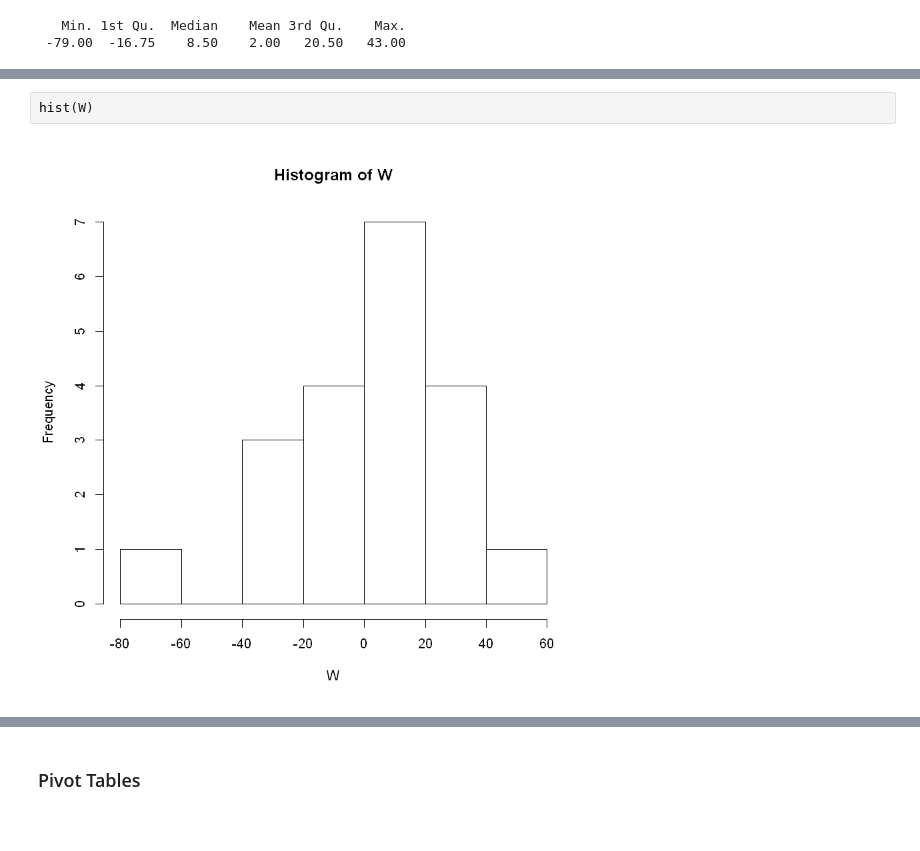
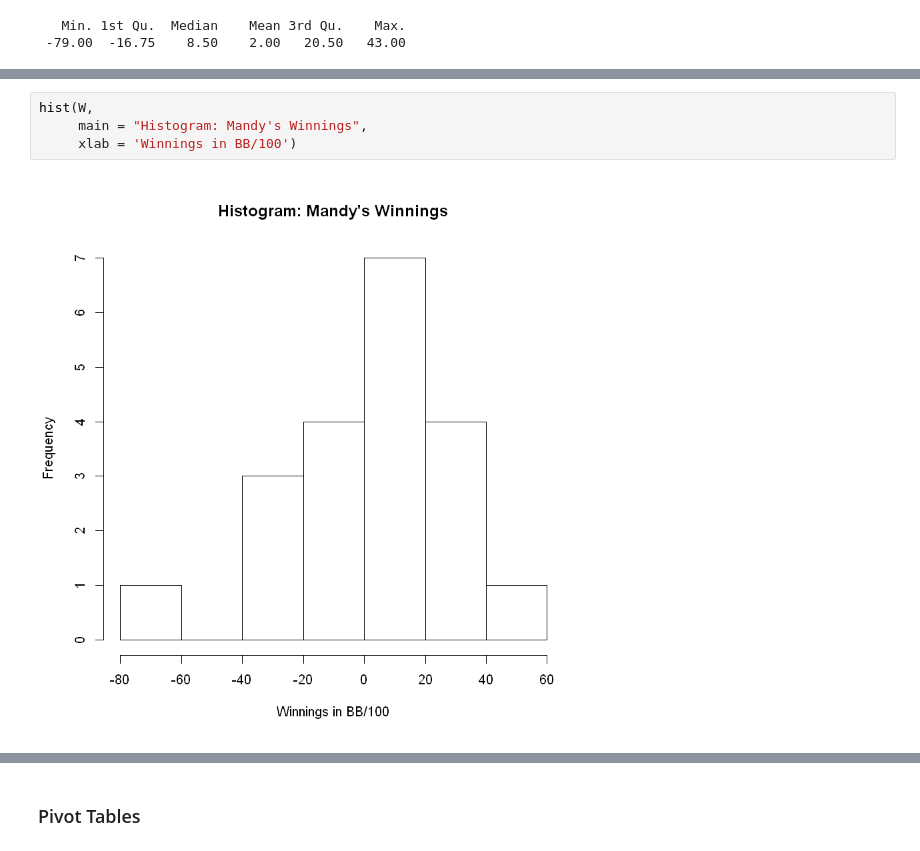
Before and after one commit to StraightDraw/probstat, a Jupyter notebook: S1.ipynb, the cells around one changed output, grey strips where cells are left out. Drawn from its saved outputs; the diff is of its cells as text.

```diff
--- a/S1.ipynb
+++ b/S1.ipynb
@@ -92,4 +106,6 @@ The most interesting point of analysis we can see already is that the mean is a
 # %%
-hist(W)
+hist(W,
+     main = "Histogram: Mandy's Winnings",
+     xlab = 'Winnings in BB/100')
 # %% [output]
-[figure, old version]
+[figure, new version]
```
Also changed, not shown: parts of 32 cells of this notebook, 18 other files.
